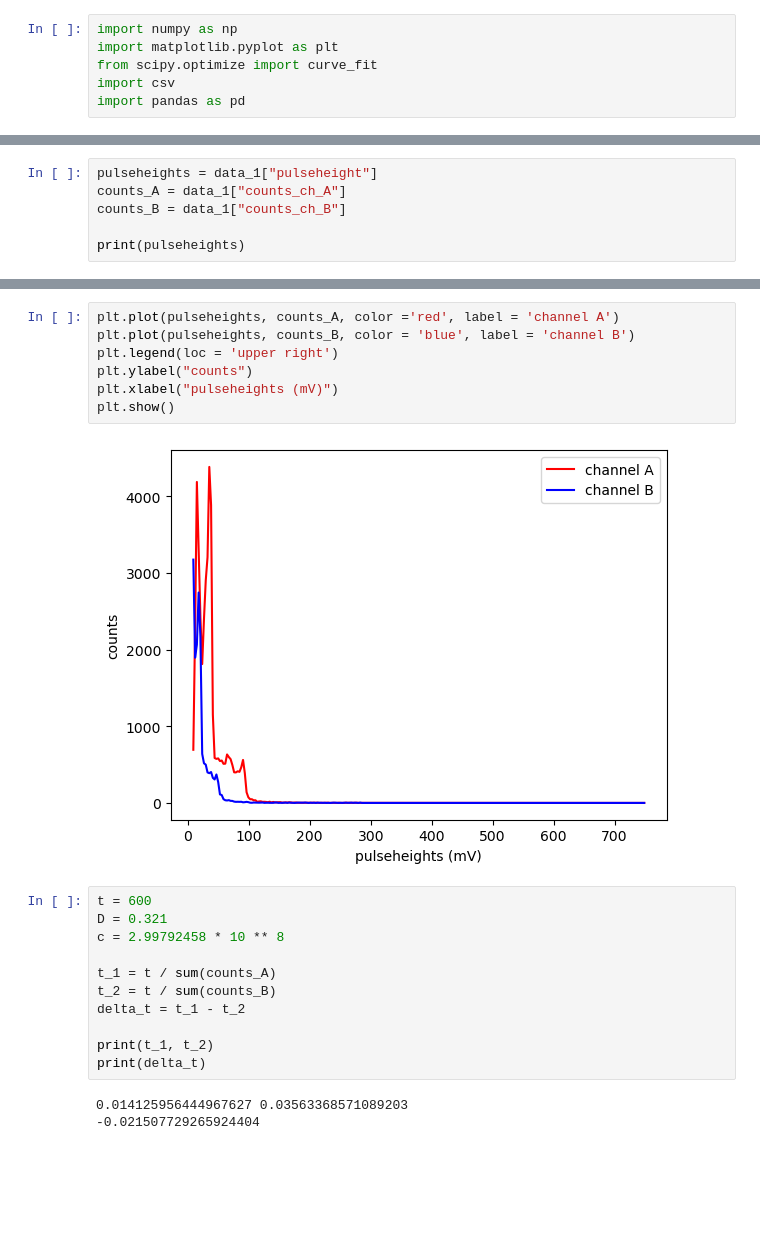
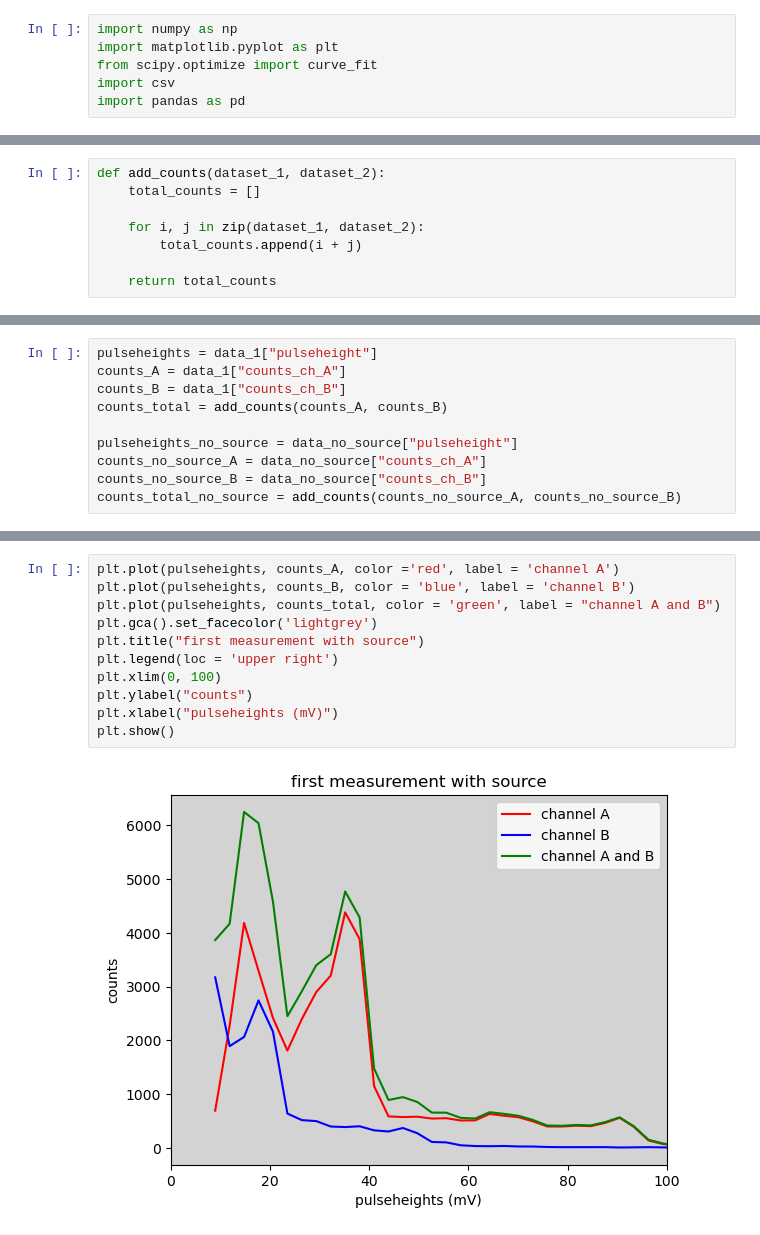
Before and after one commit to jrc-rodriguez/particle_physics, a Jupyter notebook: particle_physics.ipynb, the cells around one changed output, grey strips where cells are left out. Saved outputs shown, nothing was run; the diff lists cells and outputs as text; blank space fills up the shorter version.

Commit message:
adjusted plots and added functions

```diff
--- a/particle_physics.ipynb
+++ b/particle_physics.ipynb
@@ -24,0 +14,8 @@ data_2
+# %%
+def add_counts(dataset_1, dataset_2):
+    total_counts = []
+
+    for i, j in zip(dataset_1, dataset_2):
+        total_counts.append(i + j)
+
+    return total_counts
@@ -26,5 +36,9 @@ data_2
 pulseheights = data_1["pulseheight"]
 counts_A = data_1["counts_ch_A"]
 counts_B = data_1["counts_ch_B"]
+counts_total = add_counts(counts_A, counts_B)
 
-print(pulseheights)
+pulseheights_no_source = data_no_source["pulseheight"]
+counts_no_source_A = data_no_source["counts_ch_A"]
+counts_no_source_B = data_no_source["counts_ch_B"]
+counts_total_no_source = add_counts(counts_no_source_A, counts_no_source_B)
@@ -44,23 +58,13 @@ Name: pulseheight, Length: 255, dtype: float64
 # %%
 plt.plot(pulseheights, counts_A, color ='red', label = 'channel A')
 plt.plot(pulseheights, counts_B, color = 'blue', label = 'channel B')
+plt.plot(pulseheights, counts_total, color = 'green', label = "channel A and B")
+plt.gca().set_facecolor('lightgrey')
+plt.title("first measurement with source")
 plt.legend(loc = 'upper right')
+plt.xlim(0, 100)
 plt.ylabel("counts")
 plt.xlabel("pulseheights (mV)")
 plt.show()
 # %% [output]
-[figure, old version]
+[figure, new version]
-# %%
-t = 600
-D = 0.321
-c = 2.99792458 * 10 ** 8
-
-t_1 = t / sum(counts_A)
-t_2 = t / sum(counts_B)
-delta_t = t_1 - t_2
-
-print(t_1, t_2)
-print(delta_t)
-# %% [output]
-0.014125956444967627 0.03563368571089203
--0.021507729265924404
```
Also changed, not shown: parts of 11 cells of this notebook, 4 other files.
